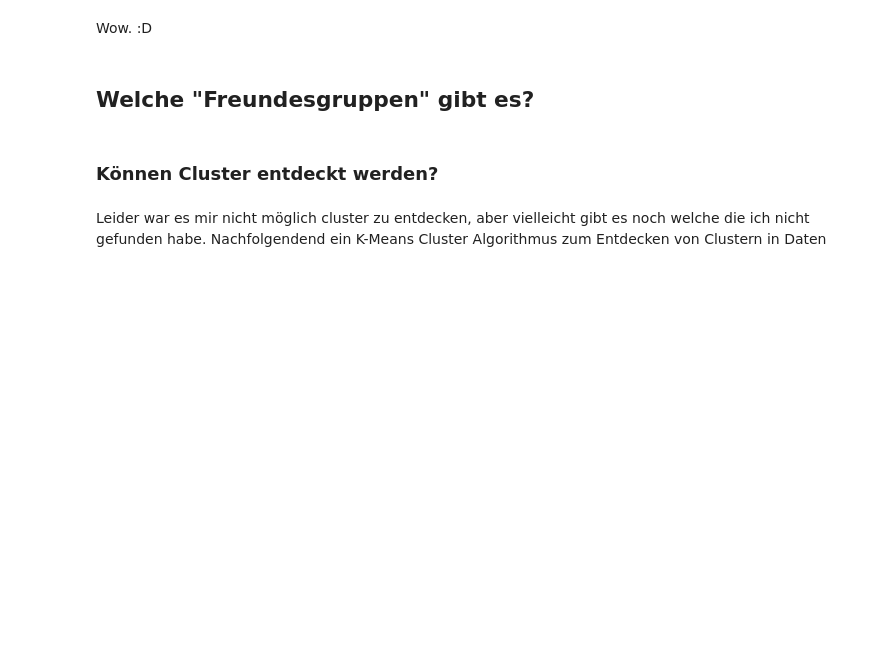
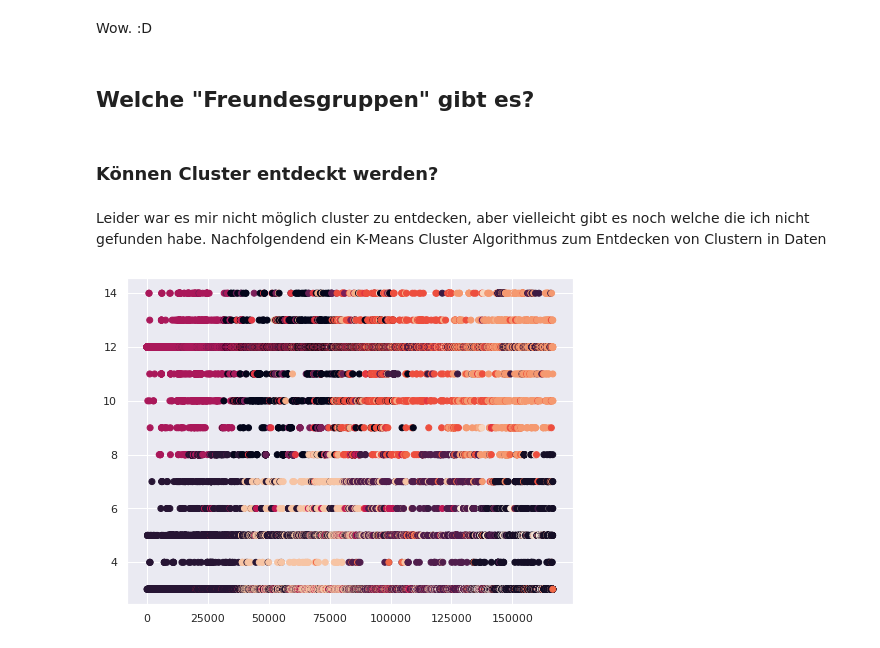
Before and after one commit to lukaswelsch/IT-Talents2020, a Jupyter notebook: Races.ipynb, the cells around one changed output. Cells and saved outputs as stored; diff of their text form; code cells hidden in the pictures; blank space fills up the shorter version.

```diff
--- a/Races.ipynb
+++ b/Races.ipynb
@@ -369,27 +413,30 @@ Leider war es mir nicht möglich cluster zu entdecken, aber vielleicht gibt es n
 # %%
 from sklearn.cluster import KMeans
 from sklearn.preprocessing import scale
 
 #data = pd.DataFrame({'time': finished_races.race_created, 'opponent': finished_races.opponent, 'challenger': finished_races.challenger})
 
 data=finished_races
 
 data = data.drop(['status'], axis=1)
 data = data.drop(['race_driven'], axis=1)
+data = data.drop(['race_created'], axis=1)
 data = data.drop(['forecast'], axis=1)
 data = data.drop(['weather'], axis=1)
 
 #data['time'] =  pd.to_datetime(data['time']).dt.weekday.astype(int)
 
 data = data.values
 
 
 model = KMeans(n_clusters=20)
 
 # Scale Data
 model = model.fit(scale(data))
 
 #Plot the Clusters
 plt.figure(figsize=(8, 6))
 plt.scatter(data[:,0], data[:,1],  c=model.labels_.astype(float))
 plt.show()
+# %% [output]
+[figure, added]
```
Also changed, not shown: parts of 6 cells of this notebook.
